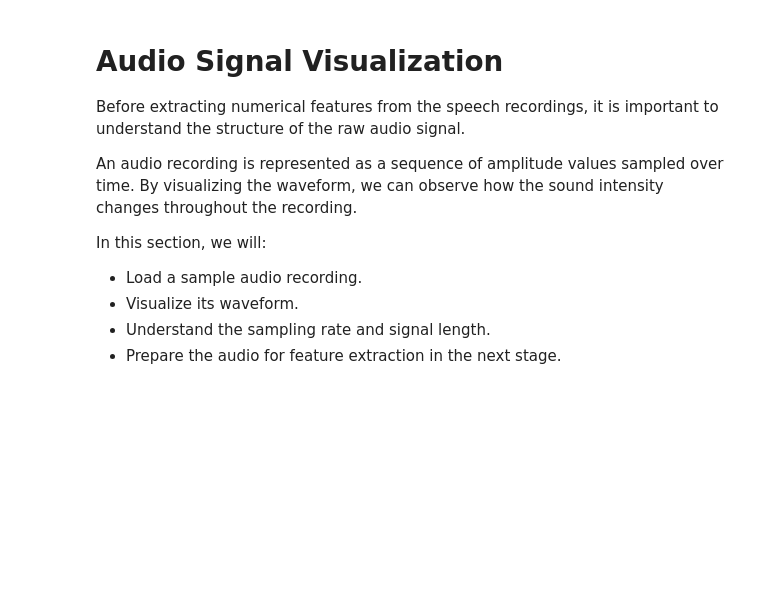
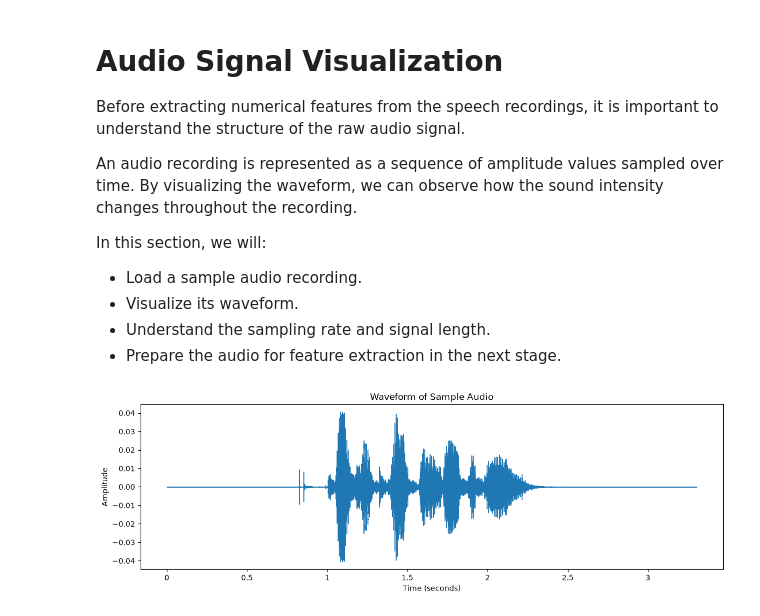
Before and after one commit to Saadiqpr/codealpha_tasks, a Jupyter notebook: Speech_Emotion_Recognition/Speech_Emotion_Recognition.ipynb, the cells around one changed output. Cells and saved outputs as stored; diff of their text form; code cells hidden in the pictures; blank space fills up the shorter version.

```diff
--- a/Speech_Emotion_Recognition/Speech_Emotion_Recognition.ipynb
+++ b/Speech_Emotion_Recognition/Speech_Emotion_Recognition.ipynb
@@ -313,3 +313,18 @@ In this section, we will:
 - Visualize its waveform.
 - Understand the sampling rate and signal length.
 - Prepare the audio for feature extraction in the next stage.
+# %%
+plt.figure(figsize=(14,4))
+
+librosa.display.waveshow(
+    signal,
+    sr=sample_rate
+)
+
+plt.title("Waveform of Sample Audio")
+plt.xlabel("Time (seconds)")
+plt.ylabel("Amplitude")
+
+plt.show()
+# %% [output]
+[figure, added]
```
Also changed, not shown: parts of 15 cells of this notebook.
